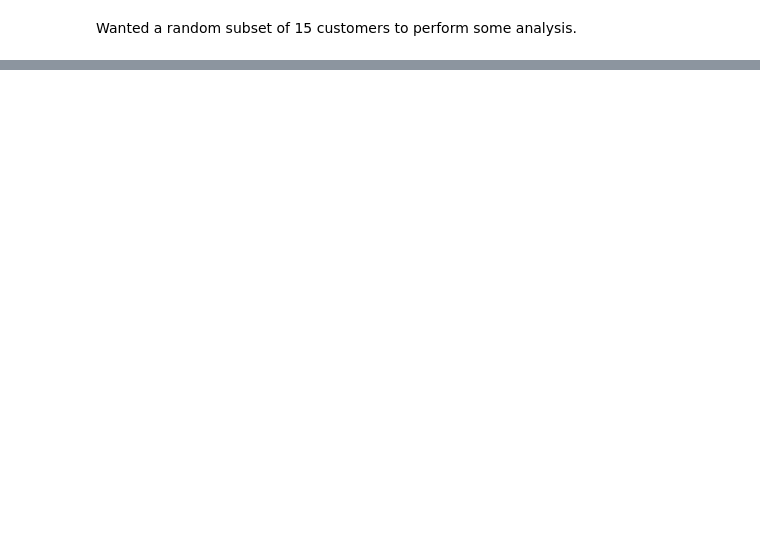
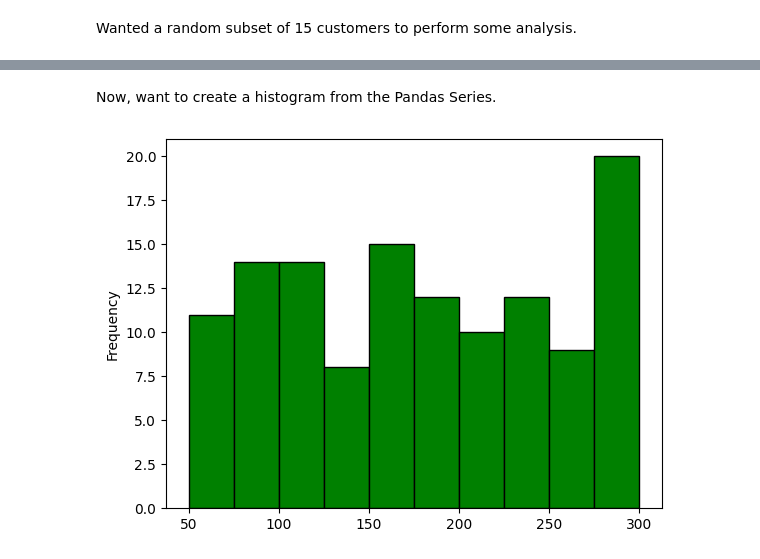
Before and after one commit to bravo-joe/supply-chain-optimization, a Jupyter notebook: eda.ipynb, the cells around one changed output, grey strips where cells are left out. Saved outputs shown, nothing was run; the diff lists cells and outputs as text; code cells hidden in the pictures; blank space fills up the shorter version.

```diff
--- a/eda.ipynb
+++ b/eda.ipynb
@@ -97,0 +158,5 @@ plt.show()
+# %%
+# Extract the demand row into its own Pandas Series
+# demand = df_table.iloc[:,-1]
+demand = df_table.iloc[-1,:]
+type(demand)
@@ -97,0 +165,5 @@ plt.show()
+# %%
+demand = demand.reset_index()
+# print(demand)
+# print((df_table.iloc[75]).size)
+print(demand.shape)
@@ -97,0 +187,4 @@ plt.show()
+# %%
+demand = demand.iloc[:,-1]
+demand = demand[1:-1]
+print(demand)
@@ -97,0 +204,9 @@ plt.show()
+# %% [markdown]
+Now, want to create a histogram from the Pandas Series.
+# %%
+# For density histogram
+# demand.plot(kind='hist', density=True)
+demand.plot(kind='hist', color = 'green', edgecolor='black', bins=10)
+plt.show()
+# %% [output]
+[figure, added]
```
Also changed, not shown: parts of 20 cells of this notebook.
